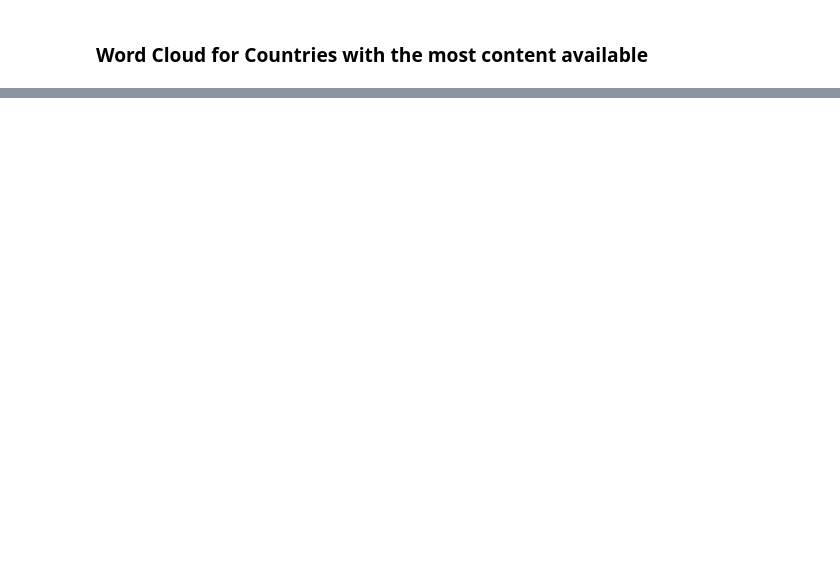
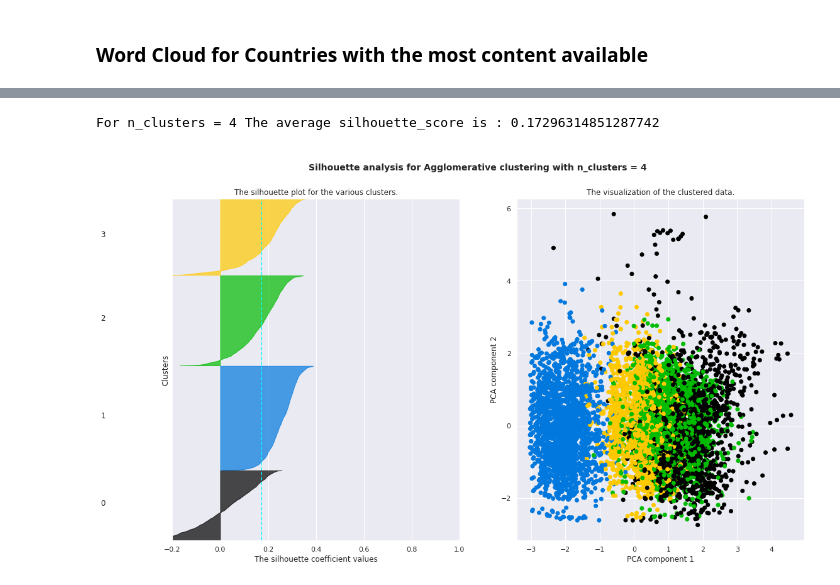
Before and after one commit to AnshRockstar/Netflix-Tv-show-and-Movie-Clustering, a Jupyter notebook: Capstone_4_NETFLIX_MOVIES_AND_TV_SHOWS_CLUSTERING.ipynb, the cells around one changed output, grey strips where cells are left out. Cells and saved outputs as stored; diff of their text form; code cells hidden in the pictures; blank space fills up the shorter version.

```diff
--- a/Capstone_4_NETFLIX_MOVIES_AND_TV_SHOWS_CLUSTERING.ipynb
+++ b/Capstone_4_NETFLIX_MOVIES_AND_TV_SHOWS_CLUSTERING.ipynb
@@ -1214,0 +1298,7 @@ plt.show()
+# %%
+# transform the data using StandardScaler
+Flix_df_standarized = pd.DataFrame(StandardScaler().fit_transform(new_flix_df),columns = new_flix_df.columns)
+
+#Perform a PCA to visualize clusters
+pca = PCA(n_components = 2)
+Flix_df_pca=pd.DataFrame(pca.fit_transform(Flix_df_standarized))
@@ -1214,0 +1321,10 @@ plt.show()
+# %%
+af = AffinityPropagation(preference = -753, damping = 0.60, verbose = True, random_state = 0).fit(Flix_df_standarized) #Using euclidean distance as affinity estimator
+#af = AffinityPropagation(damping=0.97,affinity='euclidean',verbose=True).fit(netflix) #Using euclidean distance
+cluster_centers_indices = af.cluster_centers_indices_
+labels = af.labels_
+
+n_clusters_ = len(cluster_centers_indices)
+
+print('Estimated number of clusters: %d' % n_clusters_)
+print('Silhouette Coefficient: %0.3f' % metrics.silhouette_score(Flix_df_standarized, labels, metric = 'sqeuclidean'))
@@ -1214,0 +1335,9 @@ plt.show()
+# %%
+colors = cm.nipy_spectral(labels.astype(float) / n_clusters_)
+#ax = plt.gca()
+fig_dims = (10,7)
+fig, ax = plt.subplots(figsize = fig_dims)
+plt.scatter(Flix_df_pca[0], Flix_df_pca[1], c = colors)
+ax.set_title('The visualization of the clustered data.')
+ax.set_xlabel('PCA component 1')
+ax.set_ylabel('PCA component 2');
@@ -1214,0 +1418,5 @@ plt.show()
+# %%
+silhouette_analysis(np.array(Flix_df_standarized),Flix_df_pca,[4])
+# %% [output]
+For n_clusters = 4 The average silhouette_score is : 0.17296314851287742
+[figure, added]
```
Also changed, not shown: parts of 38 cells of this notebook.
